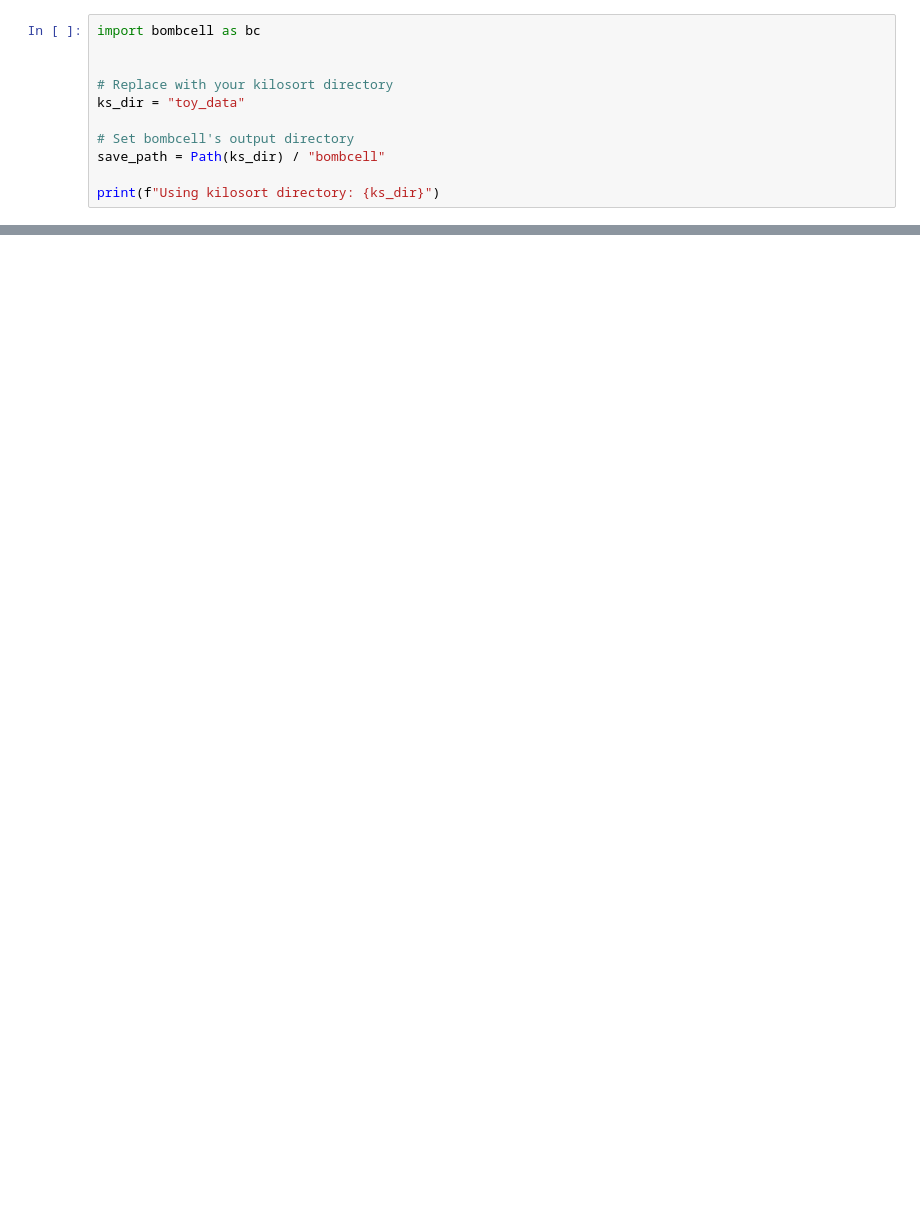
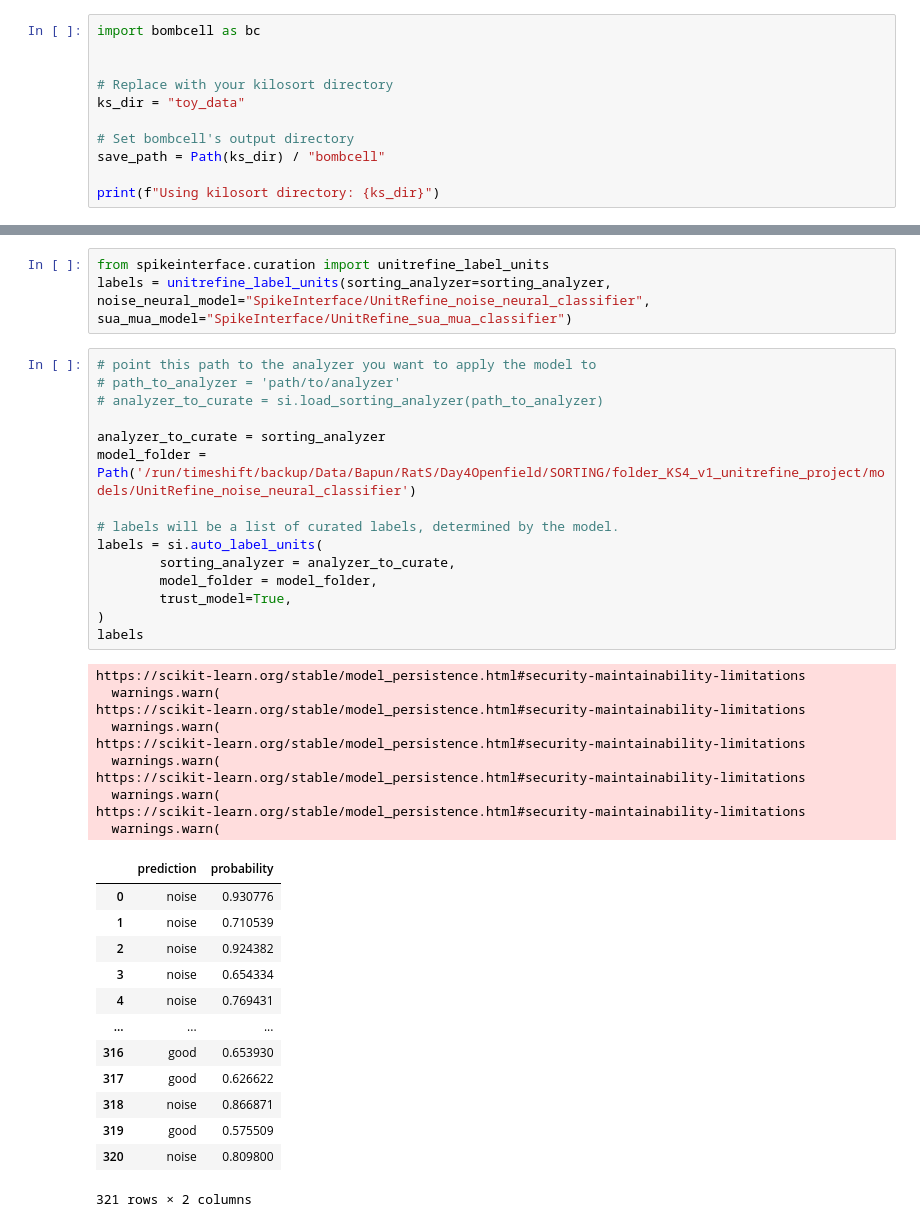
Before and after one commit to CommanderPho/bapun_sess_init_scripts, a Jupyter notebook: notebooks/pho_SpikeInterface_based_Lab.ipynb, the cells around one changed output, grey strips where cells are left out. Cells and saved outputs as stored; diff of their text form; blank space fills up the shorter version.

```diff
--- a/notebooks/pho_SpikeInterface_based_Lab.ipynb
+++ b/notebooks/pho_SpikeInterface_based_Lab.ipynb
@@ -458,0 +402,42 @@ print(f"Using kilosort directory: {ks_dir}")
+# %%
+from spikeinterface.curation import unitrefine_label_units
+labels = unitrefine_label_units(sorting_analyzer=sorting_analyzer, noise_neural_model="SpikeInterface/UnitRefine_noise_neural_classifier", sua_mua_model="SpikeInterface/UnitRefine_sua_mua_classifier")
+# %%
+# point this path to the analyzer you want to apply the model to
+# path_to_analyzer = 'path/to/analyzer'
+# analyzer_to_curate = si.load_sorting_analyzer(path_to_analyzer)
+
+analyzer_to_curate = sorting_analyzer
+model_folder = Path('/run/timeshift/backup/Data/Bapun/RatS/Day4Openfield/SORTING/folder_KS4_v1_unitrefine_project/models/UnitRefine_noise_neural_classifier')
+
+# labels will be a list of curated labels, determined by the model.
+labels = si.auto_label_units(
+        sorting_analyzer = analyzer_to_curate,
+        model_folder = model_folder,
+        trust_model=True,
+)
+labels
+# %% [output]
+https://scikit-learn.org/stable/model_persistence.html#security-maintainability-limitations
+  warnings.warn(
+https://scikit-learn.org/stable/model_persistence.html#security-maintainability-limitations
+  warnings.warn(
+https://scikit-learn.org/stable/model_persistence.html#security-maintainability-limitations
+  warnings.warn(
+https://scikit-learn.org/stable/model_persistence.html#security-maintainability-limitations
+  warnings.warn(
+https://scikit-learn.org/stable/model_persistence.html#security-maintainability-limitations
+  warnings.warn(
+|  | prediction | probability |
+| 0 | noise | 0.930776 |
+| 1 | noise | 0.710539 |
+| 2 | noise | 0.924382 |
+| 3 | noise | 0.654334 |
+| 4 | noise | 0.769431 |
+| ... | ... | ... |
+| 316 | good | 0.653930 |
+| 317 | good | 0.626622 |
+| 318 | noise | 0.866871 |
+| 319 | good | 0.575509 |
+| 320 | noise | 0.809800 |
+321 rows × 2 columns
```
Also changed, not shown: parts of 49 cells of this notebook, 1 other file.
